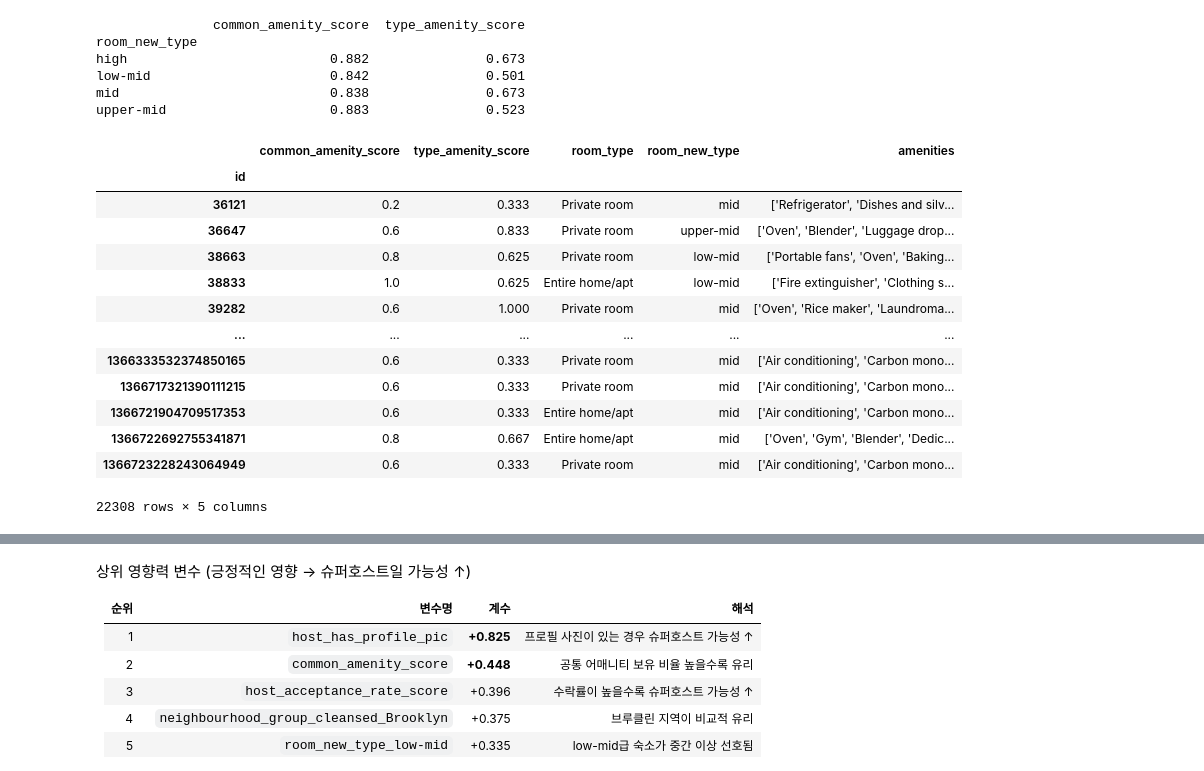
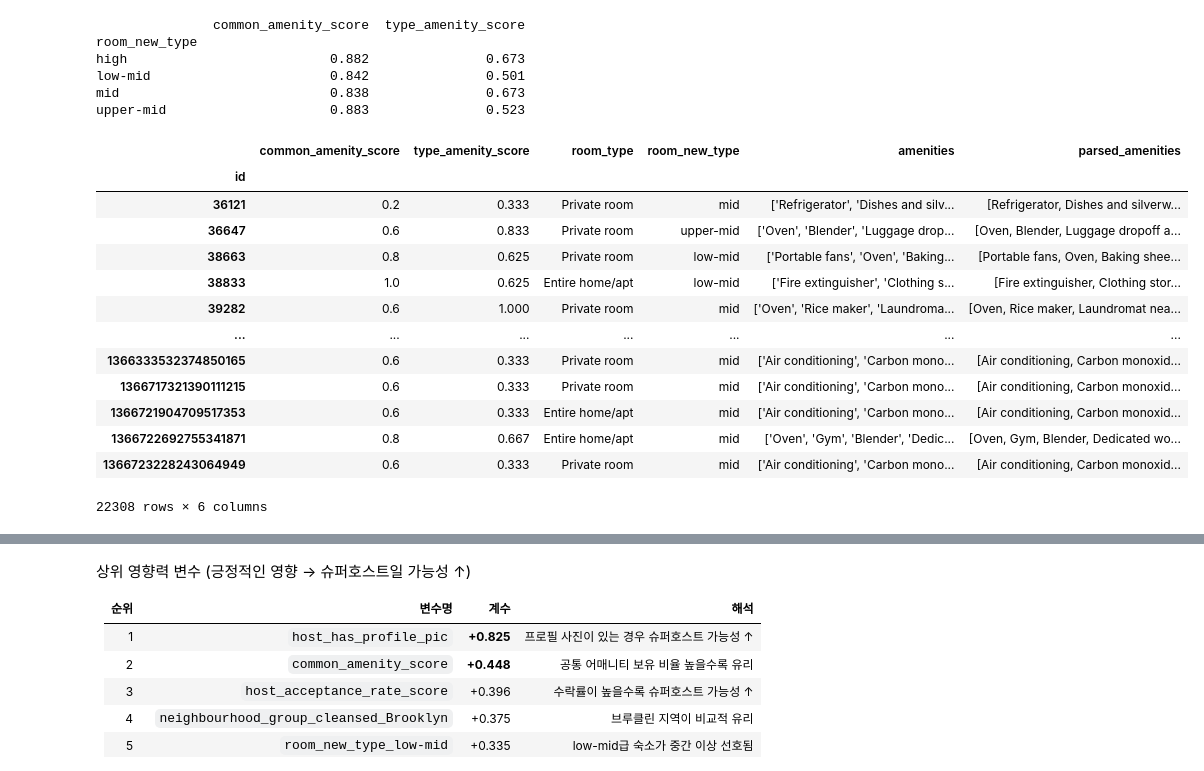
Before and after one commit to jiwon512/advanced_project, a Jupyter notebook: hayoung/2/superhost.ipynb, the cells around one changed output, grey strips where cells are left out. Cells and saved outputs as stored; diff of their text form; code cells hidden in the pictures.

```diff
--- a/hayoung/2/superhost.ipynb
+++ b/hayoung/2/superhost.ipynb
@@ -1386,22 +1378,22 @@ low-mid                       0.842               0.501
 mid                           0.838               0.673
 upper-mid                     0.883               0.523
 # %%
-df[['common_amenity_score','type_amenity_score','room_type','room_new_type','amenities']]
+df[['common_amenity_score','type_amenity_score','room_type','room_new_type','amenities','parsed_amenities']]
 # %% [output]
-|  | common_amenity_score | type_amenity_score | room_type | room_new_type | amenities |
-| id |  |  |  |  |  |
-| 36121 | 0.2 | 0.333 | Private room | mid | ['Refrigerator', 'Dishes and silv... |
-| 36647 | 0.6 | 0.833 | Private room | upper-mid | ['Oven', 'Blender', 'Luggage drop... |
-| 38663 | 0.8 | 0.625 | Private room | low-mid | ['Portable fans', 'Oven', 'Baking... |
-| 38833 | 1.0 | 0.625 | Entire home/apt | low-mid | ['Fire extinguisher', 'Clothing s... |
-| 39282 | 0.6 | 1.000 | Private room | mid | ['Oven', 'Rice maker', 'Laundroma... |
-| ... | ... | ... | ... | ... | ... |
-| 1366333532374850165 | 0.6 | 0.333 | Private room | mid | ['Air conditioning', 'Carbon mono... |
-| 1366717321390111215 | 0.6 | 0.333 | Private room | mid | ['Air conditioning', 'Carbon mono... |
-| 1366721904709517353 | 0.6 | 0.333 | Entire home/apt | mid | ['Air conditioning', 'Carbon mono... |
-| 1366722692755341871 | 0.8 | 0.667 | Entire home/apt | mid | ['Oven', 'Gym', 'Blender', 'Dedic... |
-| 1366723228243064949 | 0.6 | 0.333 | Private room | mid | ['Air conditioning', 'Carbon mono... |
+|  | common_amenity_score | type_amenity_score | room_type | room_new_type | amenities | parsed_amenities |
+| id |  |  |  |  |  |  |
+| 36121 | 0.2 | 0.333 | Private room | mid | ['Refrigerator', 'Dishes and silv... | [Refrigerator, Dishes and silverw... |
+| 36647 | 0.6 | 0.833 | Private room | upper-mid | ['Oven', 'Blender', 'Luggage drop... | [Oven, Blender, Luggage dropoff a... |
+| 38663 | 0.8 | 0.625 | Private room | low-mid | ['Portable fans', 'Oven', 'Baking... | [Portable fans, Oven, Baking shee... |
+| 38833 | 1.0 | 0.625 | Entire home/apt | low-mid | ['Fire extinguisher', 'Clothing s... | [Fire extinguisher, Clothing stor... |
+| 39282 | 0.6 | 1.000 | Private room | mid | ['Oven', 'Rice maker', 'Laundroma... | [Oven, Rice maker, Laundromat nea... |
+| ... | ... | ... | ... | ... | ... | ... |
+| 1366333532374850165 | 0.6 | 0.333 | Private room | mid | ['Air conditioning', 'Carbon mono... | [Air conditioning, Carbon monoxid... |
+| 1366717321390111215 | 0.6 | 0.333 | Private room | mid | ['Air conditioning', 'Carbon mono... | [Air conditioning, Carbon monoxid... |
+| 1366721904709517353 | 0.6 | 0.333 | Entire home/apt | mid | ['Air conditioning', 'Carbon mono... | [Air conditioning, Carbon monoxid... |
+| 1366722692755341871 | 0.8 | 0.667 | Entire home/apt | mid | ['Oven', 'Gym', 'Blender', 'Dedic... | [Oven, Gym, Blender, Dedicated wo... |
+| 1366723228243064949 | 0.6 | 0.333 | Private room | mid | ['Air conditioning', 'Carbon mono... | [Air conditioning, Carbon monoxid... |
-22308 rows × 5 columns
+22308 rows × 6 columns
 # %%
 from sklearn.linear_model import LogisticRegression
 from sklearn.ensemble import RandomForestClassifier, VotingClassifier
```
Also changed, not shown: parts of 10 cells of this notebook, 1 other file.
